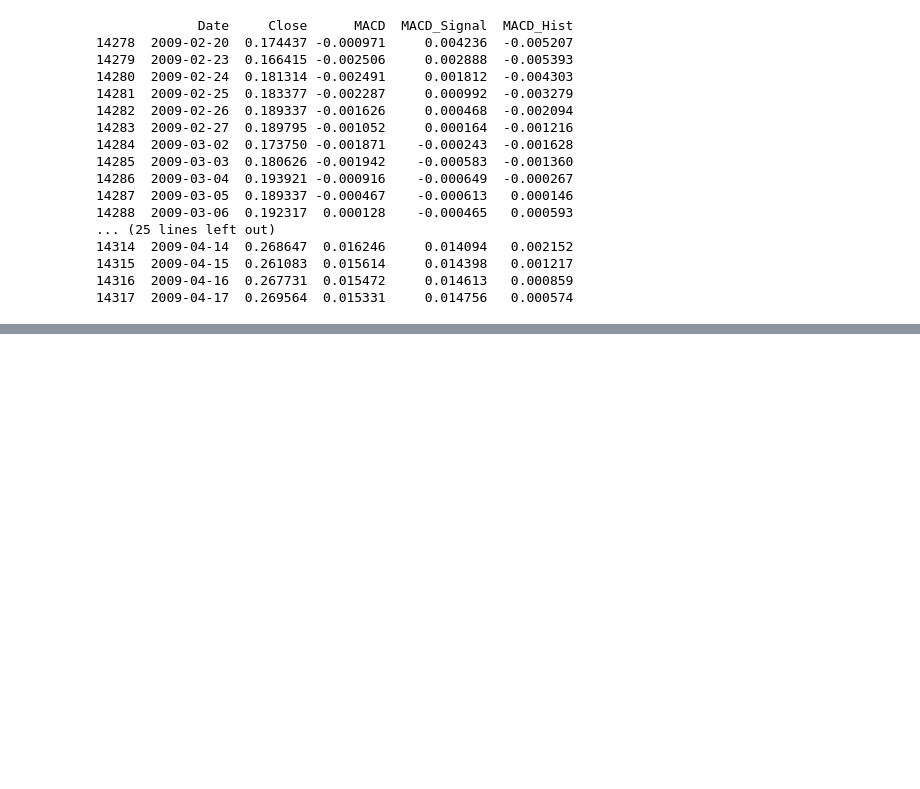
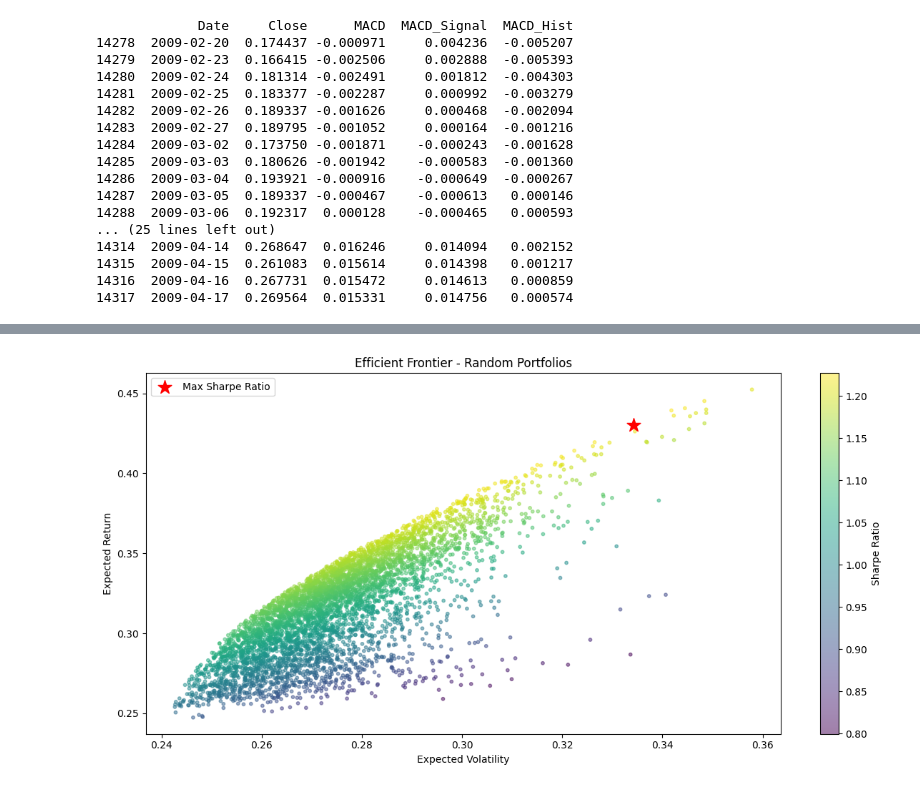
Before and after one commit to hawi088/News-Sentiment, a Jupyter notebook: notebooks/task2_eda.ipynb, the cells around one changed output, grey strips where cells are left out. Saved outputs shown, nothing was run; the diff lists cells and outputs as text; code cells hidden in the pictures; blank space fills up the shorter version.

```diff
--- a/notebooks/task2_eda.ipynb
+++ b/notebooks/task2_eda.ipynb
@@ -2334,0 +2632,39 @@ plt.show()
+# %%
+# Generate random portfolios to plot efficient frontier
+np.random.seed(42)
+num_portfolios = 5000
+results = np.zeros((3, num_portfolios))
+
+for i in range(num_portfolios):
+    weights = np.random.random(n_stocks)
+    weights /= np.sum(weights)
+
+    portfolio_return = np.sum(mean_daily_return * 252 * weights)
+    portfolio_volatility = np.sqrt(np.dot(weights.T, np.dot(cov_matrix, weights)))
+    sharpe = (portfolio_return - risk_free_rate) / portfolio_volatility
+
+    results[0,i] = portfolio_volatility
+    results[1,i] = portfolio_return
+    results[2,i] = sharpe
+
+# Plot efficient frontier
+fig, ax = plt.subplots(figsize=(12, 6))
+
+scatter = ax.scatter(results[0,:], results[1,:], c=results[2,:],
+                     cmap='viridis', marker='o', s=10, alpha=0.5)
+ax.set_xlabel('Expected Volatility')
+ax.set_ylabel('Expected Return')
+ax.set_title('Efficient Frontier - Random Portfolios')
+plt.colorbar(scatter, label='Sharpe Ratio')
+
+# Mark max Sharpe portfolio
+max_sharpe_idx = np.argmax(results[2,:])
+ax.scatter(results[0,max_sharpe_idx], results[1,max_sharpe_idx],
+           color='red', marker='*', s=200, label='Max Sharpe Ratio')
+
+ax.legend()
+plt.tight_layout()
+plt.savefig('efficient_frontier.png', dpi=150)
+plt.show()
+# %% [output]
+[figure, added]
```
Also changed, not shown: parts of 19 cells of this notebook.
